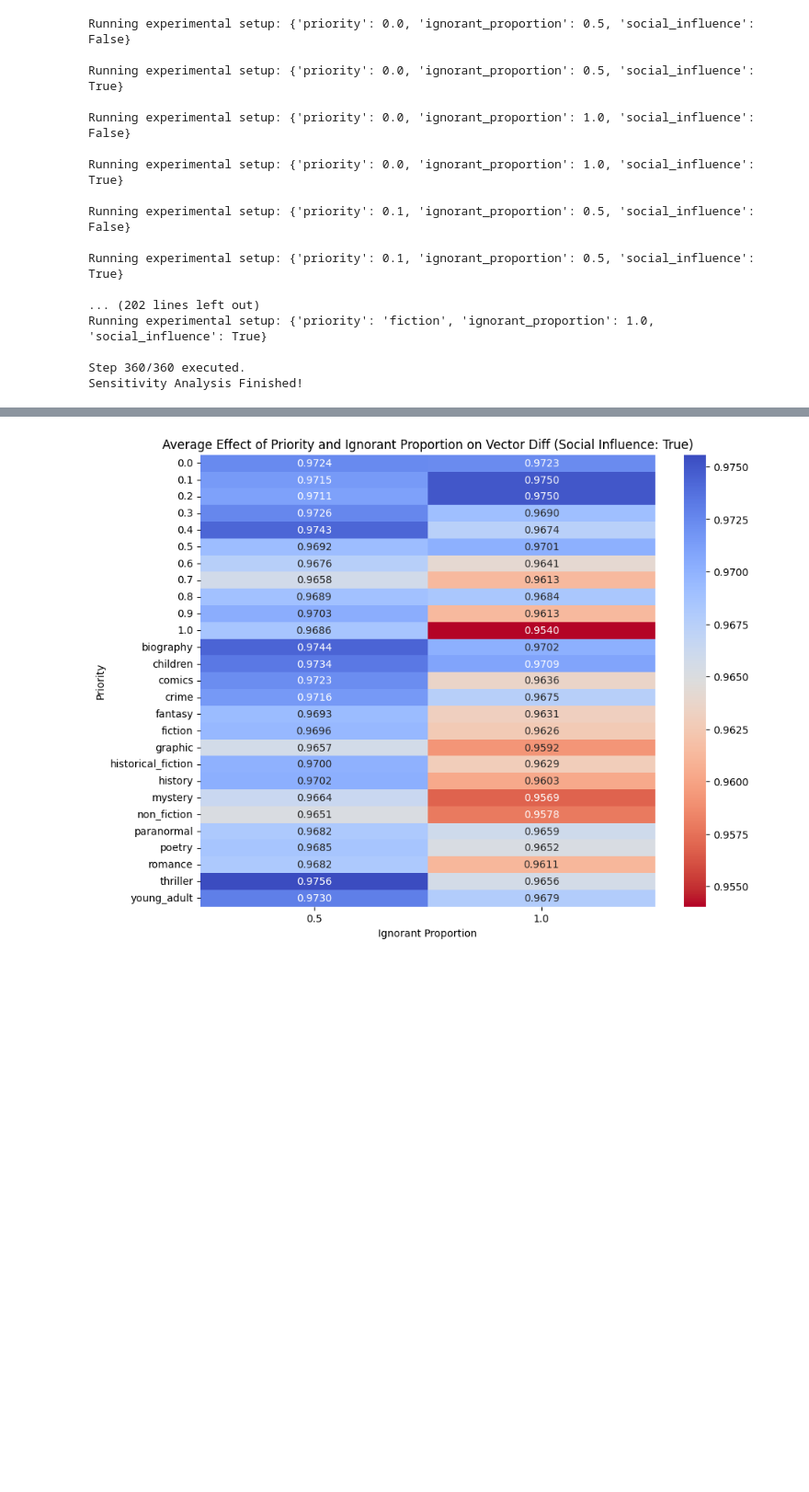
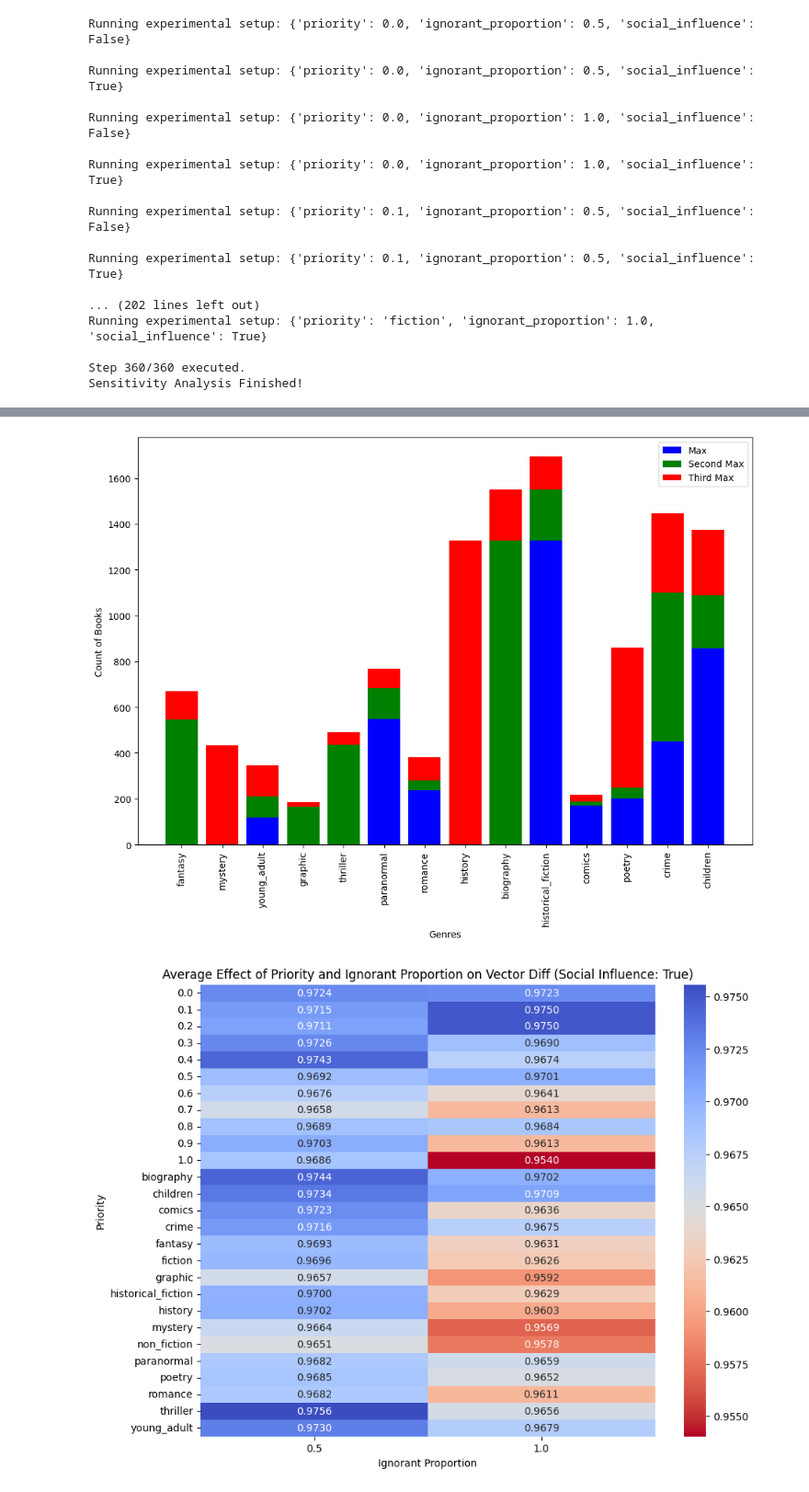
Before and after one commit to jamonbri/master_thesis, a Jupyter notebook: project/sensitivity_analysis.ipynb, the cells around one changed output, grey strips where cells are left out. Shown: that part at 92% size. Cells and saved outputs as stored; diff of their text form; code cells hidden in the pictures; blank space fills up the shorter version.

```diff
--- a/project/sensitivity_analysis.ipynb
+++ b/project/sensitivity_analysis.ipynb
@@ -89,3 +89,9 @@ plot_book_distribution_by_genre(df_items)
+# %%
+# Plot distribution without fiction and non_fiction categories
+
+plot_book_distribution_by_genre(df_items, True)
+# %% [output]
+[figure, added]
 # %%
 # Data analysis
 
```
Also changed, not shown: parts of 1 cell of this notebook, 1 other file.
